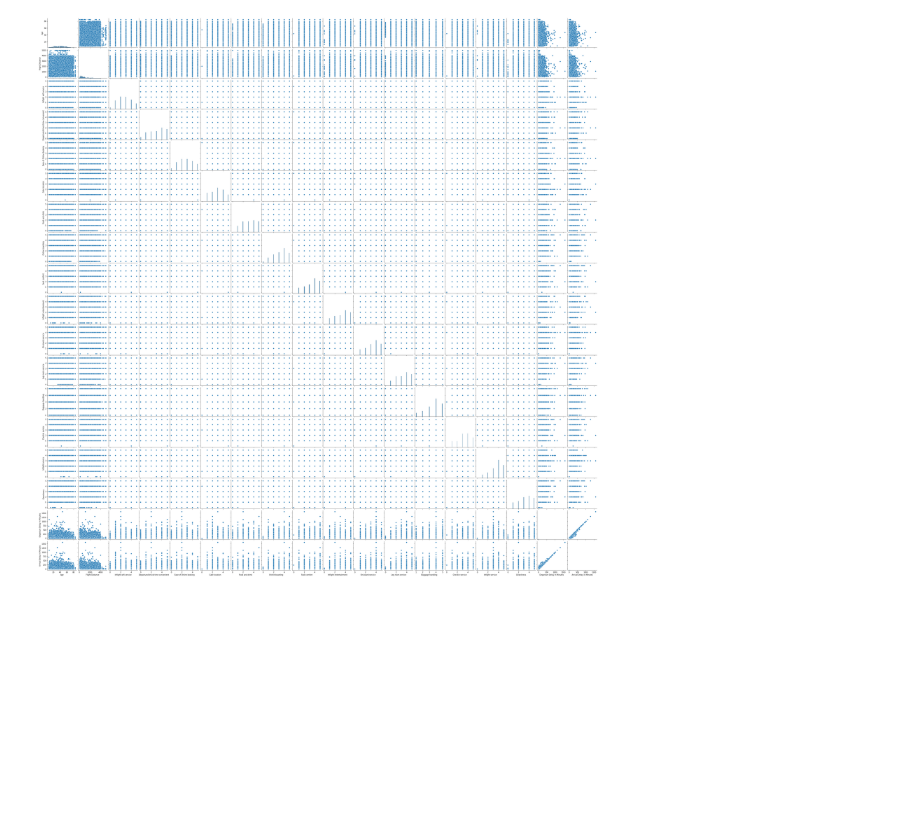
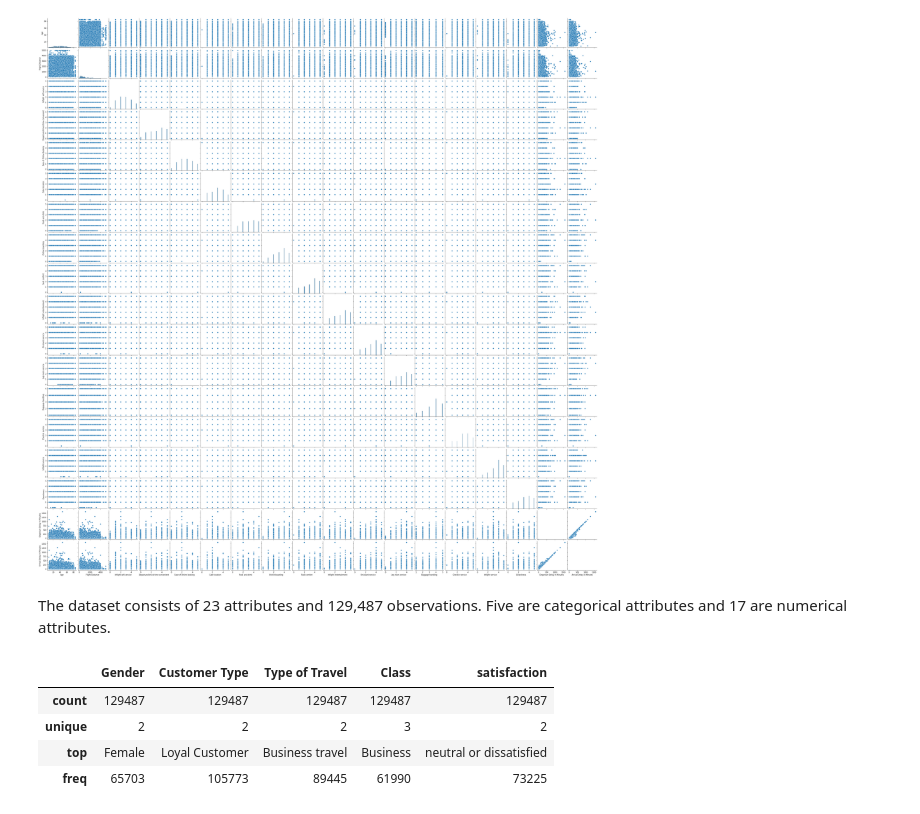
Before and after one commit to gpala7077/Classifying_Airline_Customer_Satisfication, a Jupyter notebook: Final Project.ipynb, the cells around one changed output. Cells and saved outputs as stored; diff of their text form; code cells hidden in the pictures; blank space fills up the shorter version.

Commit message:
Added 5-num summaries and frequencies for categoricals

```diff
--- a/Final Project.ipynb
+++ b/Final Project.ipynb
@@ -63,3 +74,14 @@ sns.pairplot(data)
 plt.show()
 # %% [output]
 [figure]
+# %% [markdown]
+The dataset consists of 23 attributes and 129,487 observations. Five are categorical attributes and 17 are numerical
+attributes.
+# %%
+data.select_dtypes('object').describe()
+# %% [output]
+|  | Gender | Customer Type | Type of Travel | Class | satisfaction |
+| count | 129487 | 129487 | 129487 | 129487 | 129487 |
+| unique | 2 | 2 | 2 | 3 | 2 |
+| top | Female | Loyal Customer | Business travel | Business | neutral or dissatisfied |
+| freq | 65703 | 105773 | 89445 | 61990 | 73225 |
```
Also changed, not shown: parts of 3 cells of this notebook.
